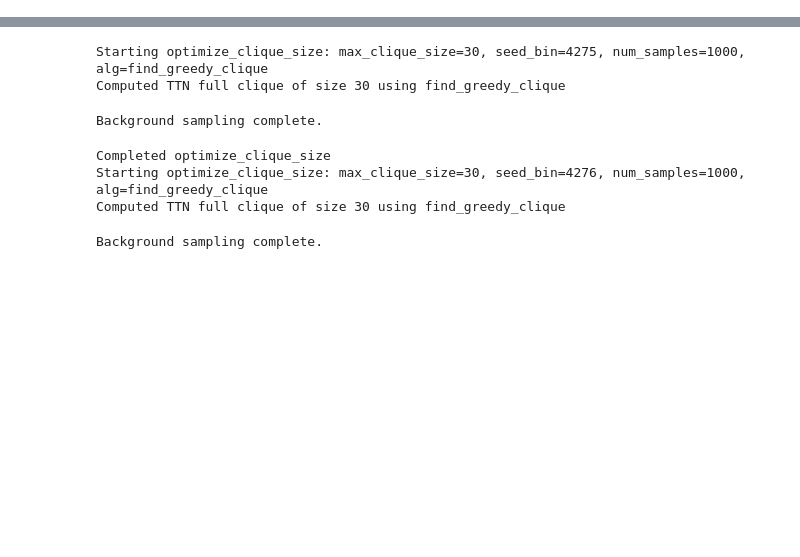
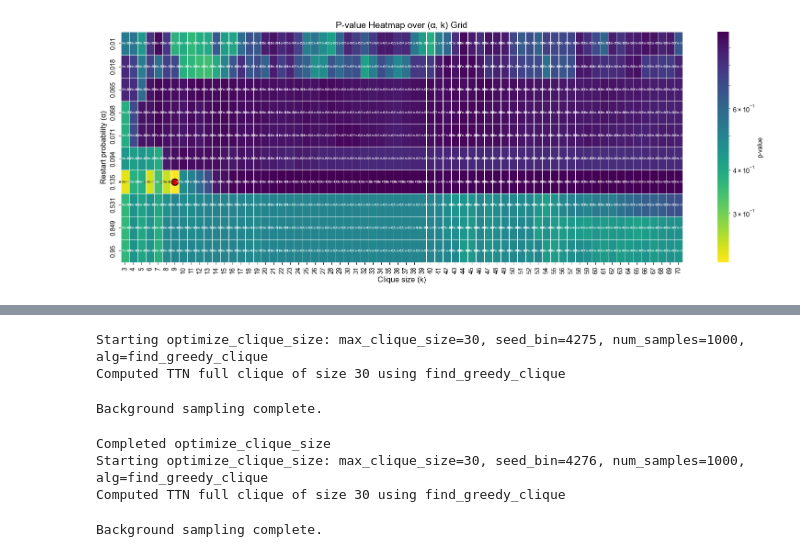
Before and after one commit to ethanoutangoun/chromatin-heart-dev, a Jupyter notebook: ttn_bin_selection.ipynb, the cells around one changed output, grey strips where cells are left out. Cells and saved outputs as stored; diff of their text form; code cells hidden in the pictures; blank space fills up the shorter version.

```diff
--- a/ttn_bin_selection.ipynb
+++ b/ttn_bin_selection.ipynb
@@ -49,0 +70,4 @@ cf.find_greedy_clique(contact_matrix_zero, 5, TTN_BIN)
+# %%
+core.visuals.plot_pval_heatmap_from_log('full_alpha_k_log.csv')
+# %% [output]
+[figure, added]
```
Also changed, not shown: parts of 13 cells of this notebook, 4 other files.
